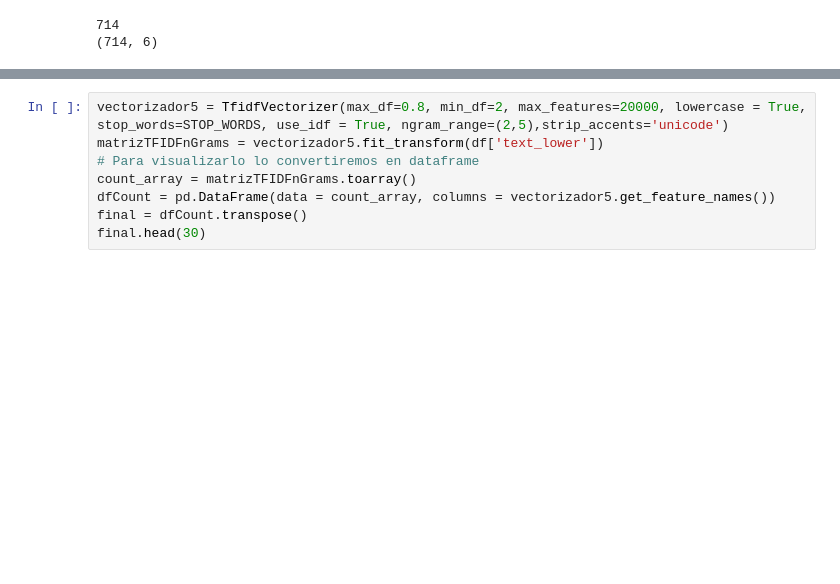
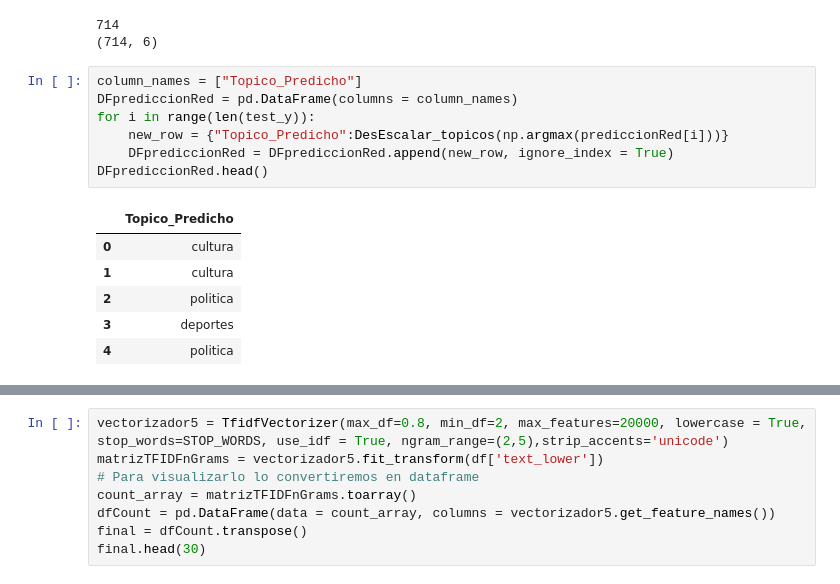
Before and after one commit to Santidnp/Proyecto_NLP, a Jupyter notebook: ProyectoPLN.ipynb, the cells around one changed output, grey strips where cells are left out. Drawn from its saved outputs; the diff is of its cells as text; blank space fills up the shorter version.

```diff
--- a/ProyectoPLN.ipynb
+++ b/ProyectoPLN.ipynb
@@ -525,3 +525,17 @@ print(prediccionRed.shape)
 # %% [output]
 714
 (714, 6)
+# %%
+column_names = ["Topico_Predicho"]
+DFprediccionRed = pd.DataFrame(columns = column_names)
+for i in range(len(test_y)):
+    new_row = {"Topico_Predicho":DesEscalar_topicos(np.argmax(prediccionRed[i]))}
+    DFprediccionRed = DFprediccionRed.append(new_row, ignore_index = True)
+DFprediccionRed.head()
+# %% [output]
+|  | Topico_Predicho |
+| 0 | cultura |
+| 1 | cultura |
+| 2 | politica |
+| 3 | deportes |
+| 4 | politica |
```
Also changed, not shown: parts of 1 cell of this notebook.
